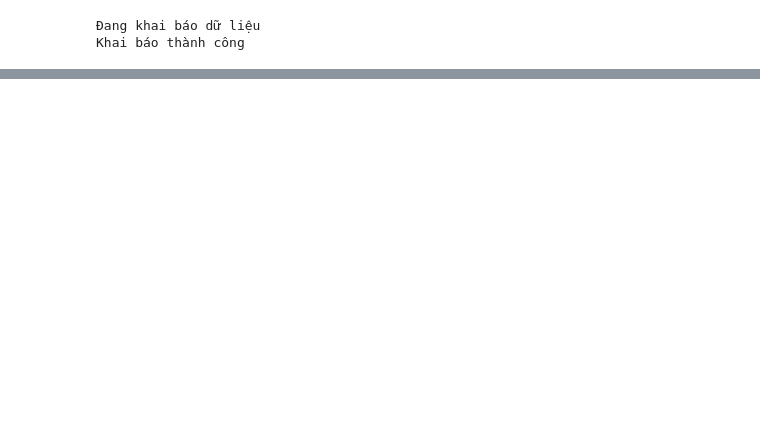
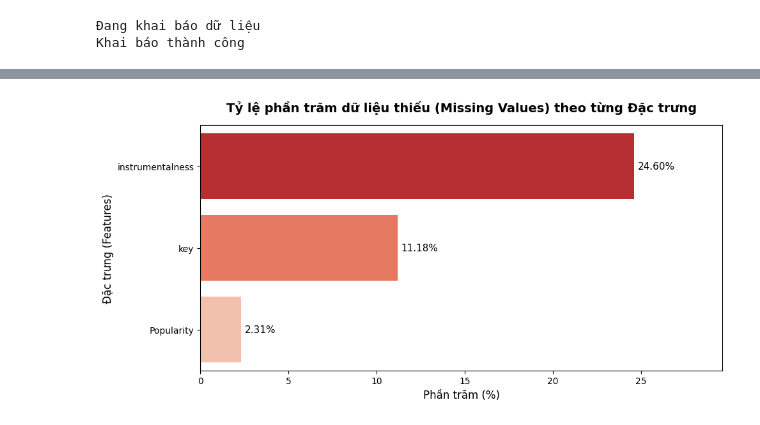
Before and after one commit to Dibenz204/Nhom07_SGU26_ML_MusicGenreClassification, a Jupyter notebook: EDA/UnivariateAnalysis.ipynb, the cells around one changed output, grey strips where cells are left out. Cells and saved outputs as stored; diff of their text form; code cells hidden in the pictures; blank space fills up the shorter version.

Commit message:
Hoan thanh phan tich don bien

```diff
--- a/EDA/UnivariateAnalysis.ipynb
+++ b/EDA/UnivariateAnalysis.ipynb
@@ -21,0 +157,30 @@ Khai báo thành công
+# %%
+import matplotlib.pyplot as plt
+import seaborn as sns
+
+# Tính phần trăm dữ liệu thiếu cho từng cột
+missing_percentages = (df.isnull().sum() / len(df)) * 100
+# Lọc ra các cột lớn hơn 0% và sắp xếp giảm dần
+missing_percentages = missing_percentages[missing_percentages > 0].sort_values(ascending=False)
+
+if not missing_percentages.empty:
+    plt.figure(figsize=(10, 5))
+
+    # Sử dụng palette màu đỏ để cảnh báo dữ liệu lỗi/thiếu
+    sns.barplot(x=missing_percentages.values, y=missing_percentages.index, palette='Reds_r')
+
+    plt.title('Tỷ lệ phần trăm dữ liệu thiếu (Missing Values) theo từng Đặc trưng', fontsize=14, fontweight='bold', pad=15)
+    plt.xlabel('Phần trăm (%)', fontsize=12)
+    plt.ylabel('Đặc trưng (Features)', fontsize=12)
+
+    # Gắn label % hiển thị trực tiếp lên từng thanh bar
+    for i, v in enumerate(missing_percentages.values):
+        plt.text(v + 0.2, i, f"{v:.2f}%", va='center', fontsize=11, color='black')
+
+    plt.xlim(0, max(missing_percentages) + 5) # Mở rộng trục X để không bị cắt chữ
+    plt.tight_layout()
+    plt.show()
+else:
+    print("Tuyệt vời! Tập dữ liệu không có giá trị khuyết thiếu nào.")
+# %% [output]
+[figure, added]
```
Also changed, not shown: parts of 19 cells of this notebook.
